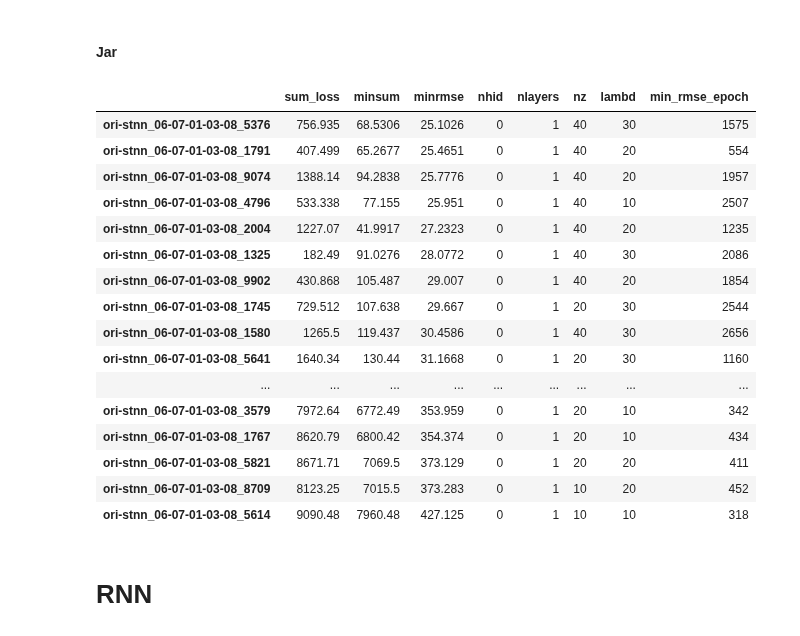
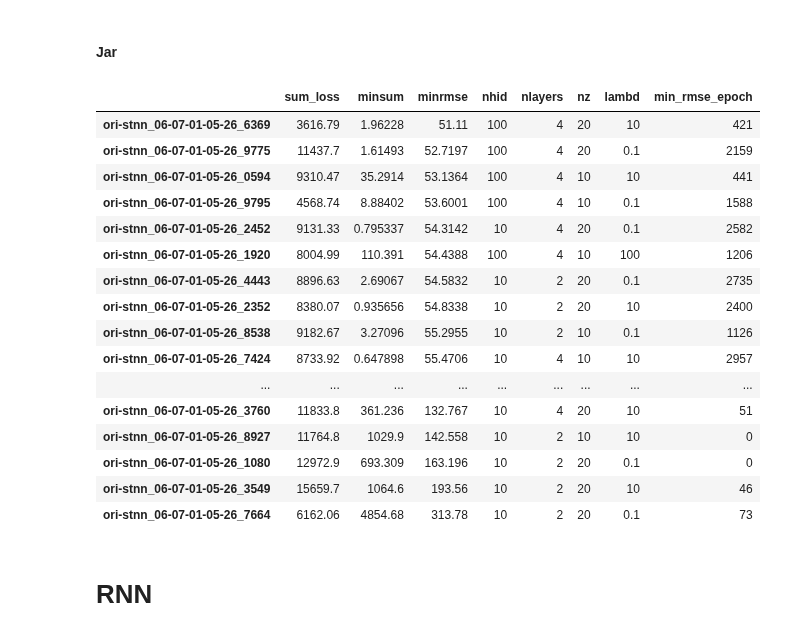
Before and after one commit to wtding1998/RNN_nCov, a Jupyter notebook: ncov_pred3.ipynb, the cells around one changed output. Saved outputs shown, nothing was run; the diff lists cells and outputs as text; code cells hidden in the pictures.

```diff
--- a/ncov_pred3.ipynb
+++ b/ncov_pred3.ipynb
@@ -348,32 +368,32 @@ mar_df
 # %% [markdown]
 #### Jar
 # %%
-jar_folder = os.path.abspath(os.path.join(os.getcwd(), '..', 'output', 'jar0606'))
-jar_result = result.Printer(jar_folder)
+mar_folder = os.path.abspath(os.path.join(os.getcwd(), '..', 'output', 'mar0606'))
+mar_result = result.Printer(mar_folder)
 pd.options.display.max_rows = None
-# a = jar_result.get_df(col=['train_loss', 'test_loss', 'mode']).sort_values('test_loss', ascending=True)
-jar_df = jar_result.get_df(col=['sum_loss', 'minsum', 'minrmse', 'nhid', 'nlayers', 'nz', 'lambd', 'min_rmse_epoch'], increase=False).sort_values('minrmse')
-# jar_df = jar_result.get_df(col=['nlayers', 'nhid', 'nz', 'lambd', 'time_datas', 'activation'], increase=False)
+# a = mar_result.get_df(col=['train_loss', 'test_loss', 'mode']).sort_values('test_loss', ascending=True)
+mar_df = mar_result.get_df(col=['sum_loss', 'minsum', 'minrmse', 'nhid', 'nlayers', 'nz', 'lambd', 'min_rmse_epoch'], increase=False).sort_values('minrmse')
+# mar_df = mar_result.get_df(col=['nlayers', 'nhid', 'nz', 'lambd', 'time_datas', 'activation'], increase=False)
 
-jar_df
+mar_df
 # %% [output]
 |  | sum_loss | minsum | minrmse | nhid | nlayers | nz | lambd | min_rmse_epoch |
-| ori-stnn_06-07-01-03-08_5376 | 756.935 | 68.5306 | 25.1026 | 0 | 1 | 40 | 30 | 1575 |
-| ori-stnn_06-07-01-03-08_1791 | 407.499 | 65.2677 | 25.4651 | 0 | 1 | 40 | 20 | 554 |
-| ori-stnn_06-07-01-03-08_9074 | 1388.14 | 94.2838 | 25.7776 | 0 | 1 | 40 | 20 | 1957 |
-| ori-stnn_06-07-01-03-08_4796 | 533.338 | 77.155 | 25.951 | 0 | 1 | 40 | 10 | 2507 |
-| ori-stnn_06-07-01-03-08_2004 | 1227.07 | 41.9917 | 27.2323 | 0 | 1 | 40 | 20 | 1235 |
-| ori-stnn_06-07-01-03-08_1325 | 182.49 | 91.0276 | 28.0772 | 0 | 1 | 40 | 30 | 2086 |
-| ori-stnn_06-07-01-03-08_9902 | 430.868 | 105.487 | 29.007 | 0 | 1 | 40 | 20 | 1854 |
-| ori-stnn_06-07-01-03-08_1745 | 729.512 | 107.638 | 29.667 | 0 | 1 | 20 | 30 | 2544 |
-| ori-stnn_06-07-01-03-08_1580 | 1265.5 | 119.437 | 30.4586 | 0 | 1 | 40 | 30 | 2656 |
-| ori-stnn_06-07-01-03-08_5641 | 1640.34 | 130.44 | 31.1668 | 0 | 1 | 20 | 30 | 1160 |
+| ori-stnn_06-07-01-05-26_6369 | 3616.79 | 1.96228 | 51.11 | 100 | 4 | 20 | 10 | 421 |
+| ori-stnn_06-07-01-05-26_9775 | 11437.7 | 1.61493 | 52.7197 | 100 | 4 | 20 | 0.1 | 2159 |
+| ori-stnn_06-07-01-05-26_0594 | 9310.47 | 35.2914 | 53.1364 | 100 | 4 | 10 | 10 | 441 |
+| ori-stnn_06-07-01-05-26_9795 | 4568.74 | 8.88402 | 53.6001 | 100 | 4 | 10 | 0.1 | 1588 |
+| ori-stnn_06-07-01-05-26_2452 | 9131.33 | 0.795337 | 54.3142 | 10 | 4 | 20 | 0.1 | 2582 |
+| ori-stnn_06-07-01-05-26_1920 | 8004.99 | 110.391 | 54.4388 | 100 | 4 | 10 | 100 | 1206 |
+| ori-stnn_06-07-01-05-26_4443 | 8896.63 | 2.69067 | 54.5832 | 10 | 2 | 20 | 0.1 | 2735 |
+| ori-stnn_06-07-01-05-26_2352 | 8380.07 | 0.935656 | 54.8338 | 10 | 2 | 20 | 10 | 2400 |
+| ori-stnn_06-07-01-05-26_8538 | 9182.67 | 3.27096 | 55.2955 | 10 | 2 | 10 | 0.1 | 1126 |
+| ori-stnn_06-07-01-05-26_7424 | 8733.92 | 0.647898 | 55.4706 | 10 | 4 | 10 | 10 | 2957 |
 | ... | ... | ... | ... | ... | ... | ... | ... | ... |
-| ori-stnn_06-07-01-03-08_3579 | 7972.64 | 6772.49 | 353.959 | 0 | 1 | 20 | 10 | 342 |
-| ori-stnn_06-07-01-03-08_1767 | 8620.79 | 6800.42 | 354.374 | 0 | 1 | 20 | 10 | 434 |
-| ori-stnn_06-07-01-03-08_5821 | 8671.71 | 7069.5 | 373.129 | 0 | 1 | 20 | 20 | 411 |
-| ori-stnn_06-07-01-03-08_8709 | 8123.25 | 7015.5 | 373.283 | 0 | 1 | 10 | 20 | 452 |
-| ori-stnn_06-07-01-03-08_5614 | 9090.48 | 7960.48 | 427.125 | 0 | 1 | 10 | 10 | 318 |
+| ori-stnn_06-07-01-05-26_3760 | 11833.8 | 361.236 | 132.767 | 10 | 4 | 20 | 10 | 51 |
+| ori-stnn_06-07-01-05-26_8927 | 11764.8 | 1029.9 | 142.558 | 10 | 2 | 10 | 10 | 0 |
+| ori-stnn_06-07-01-05-26_1080 | 12972.9 | 693.309 | 163.196 | 10 | 2 | 20 | 0.1 | 0 |
+| ori-stnn_06-07-01-05-26_3549 | 15659.7 | 1064.6 | 193.56 | 10 | 2 | 20 | 10 | 46 |
+| ori-stnn_06-07-01-05-26_7664 | 6162.06 | 4854.68 | 313.78 | 10 | 2 | 20 | 0.1 | 73 |
 # %% [markdown]
 # RNN
 # %%
```
Also changed, not shown: parts of 6 cells of this notebook, 3 other files.
